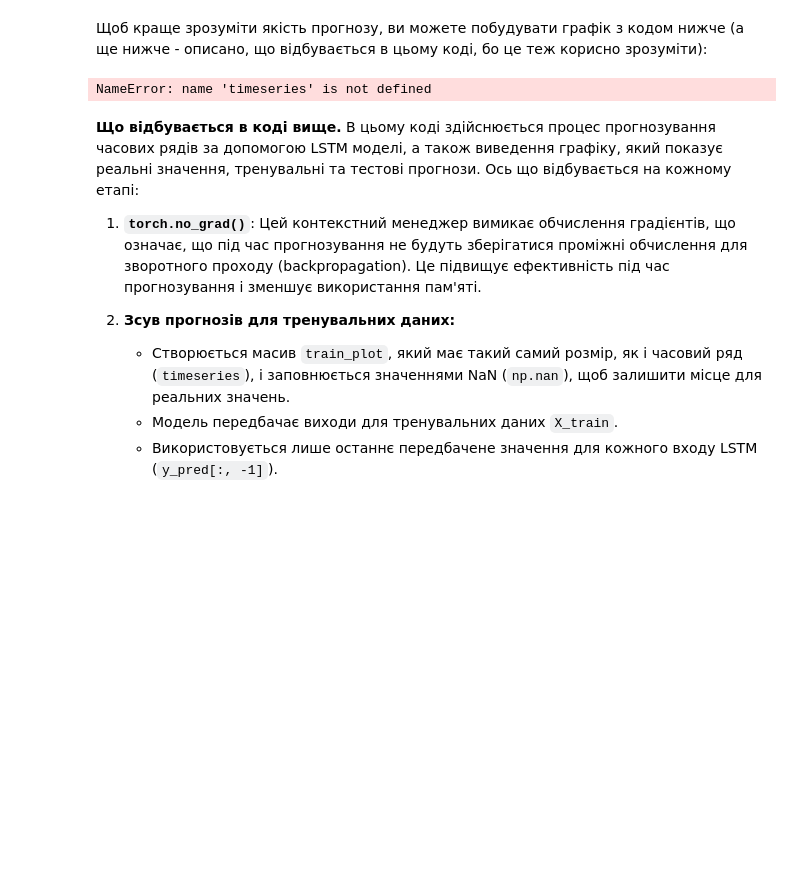
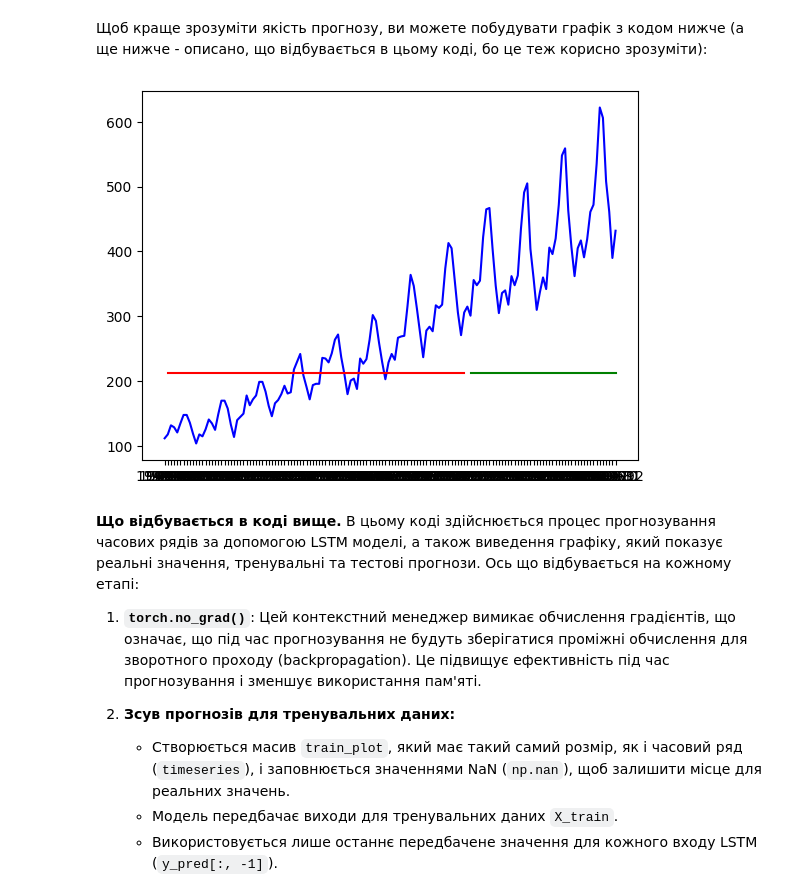
Before and after one commit to Daria-Lytvynenko/ML_course, a Jupyter notebook: LSTM_для_прогнозування_часових_рядів.ipynb, the cells around one changed output. Drawn from its saved outputs; the diff is of its cells as text; code cells hidden in the pictures; blank space fills up the shorter version.

```diff
--- a/LSTM_для_прогнозування_часових_рядів.ipynb
+++ b/LSTM_для_прогнозування_часових_рядів.ipynb
@@ -257,28 +257,31 @@ plt.plot(losses_test)
 Доволі неочікувано, що середньоквадратичне відхилення тестового набору даних буде на порядок більшим за одиниці в нашому наборі даних. Середньоквадратичне відхилення 100 означає, що прогноз і фактичне значення будуть відрізнятися в середньому на 100 (тобто, 100 000 пасажирів у цьому наборі даних).
 # %% [markdown]
 Щоб краще зрозуміти якість прогнозу, ви можете побудувати графік з кодом нижче (а ще нижче - описано, що відбувається в цьому коді, бо це теж корисно зрозуміти):
+# %%
+train_size=96
+timeseries=df.Passengers
 # %%
 def plot_predicts():
   with torch.no_grad():
       # Зсув прогнозів для тренувальних даних
       train_plot = np.ones_like(timeseries) * np.nan
-      y_pred = model(X_train)
+      y_pred = airmodel(X_train)
       y_pred = y_pred[:, -1]
-      train_plot[lookback:train_size] = model(X_train)[:, -1]
+      train_plot[lookback:train_size] = airmodel(X_train)[:, -1]
 
       # Зсув прогнозів для тестових даних
       test_plot = np.ones_like(timeseries) * np.nan
-      test_plot[train_size+lookback:len(timeseries)] = model(X_test)[:, -1]
+      test_plot[train_size+lookback:len(timeseries)] = airmodel(X_test)[:, -1]
 
   # Візуалізація результатів
   plt.plot(timeseries, c='b')  # Реальні дані
   plt.plot(train_plot, c='r')  # Прогнози на тренувальних даних
   plt.plot(test_plot, c='g')   # Прогнози на тестових даних
   plt.show()
 
 plot_predicts()
 # %% [output]
-NameError: name 'timeseries' is not defined
+[figure, added]
 # %% [markdown]
 **Що відбувається в коді вище.** В цьому коді здійснюється процес прогнозування часових рядів за допомогою LSTM моделі, а також виведення графіку, який показує реальні значення, тренувальні та тестові прогнози. Ось що відбувається на кожному етапі:
 
```
Also changed, not shown: parts of 7 cells of this notebook.
